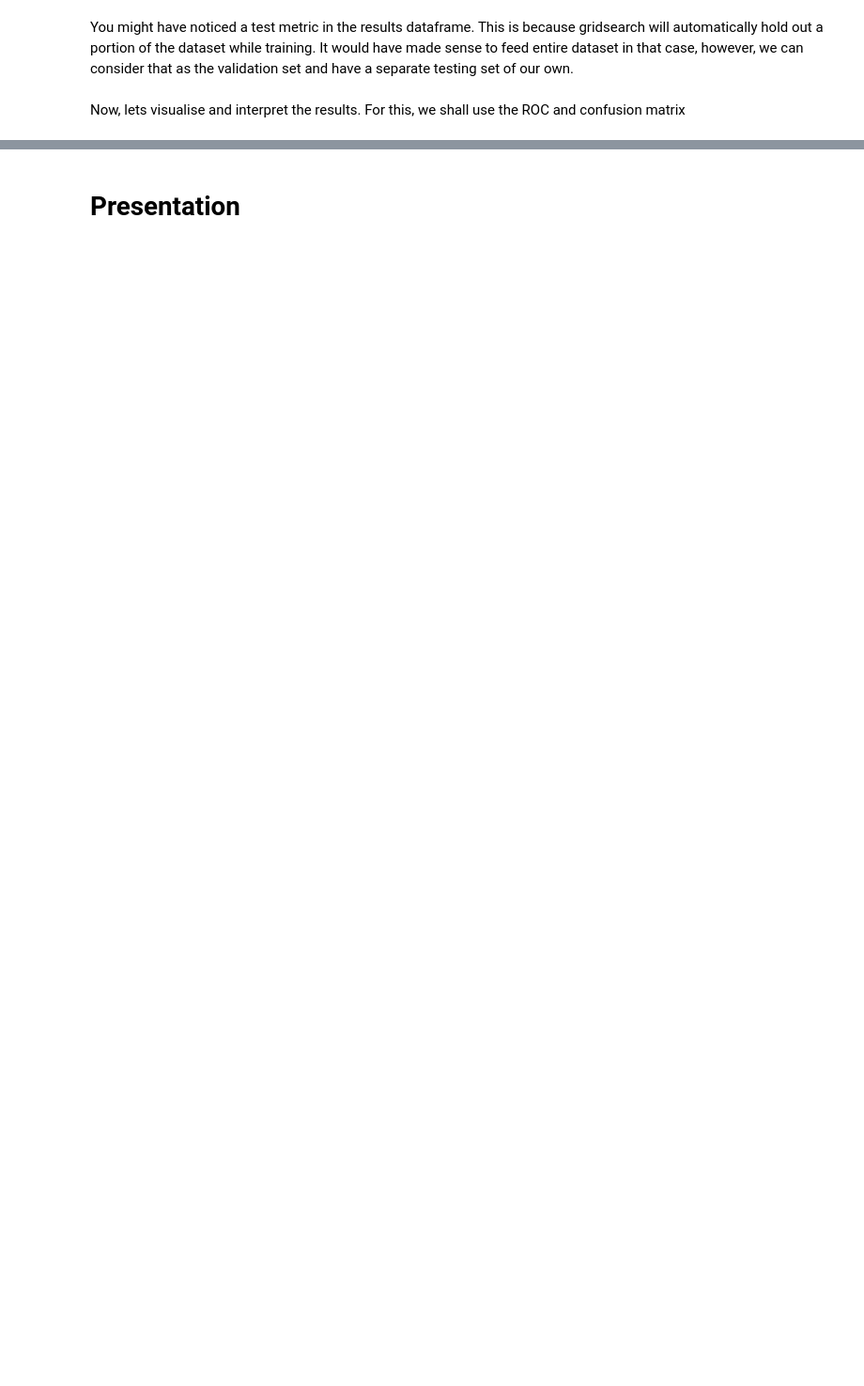
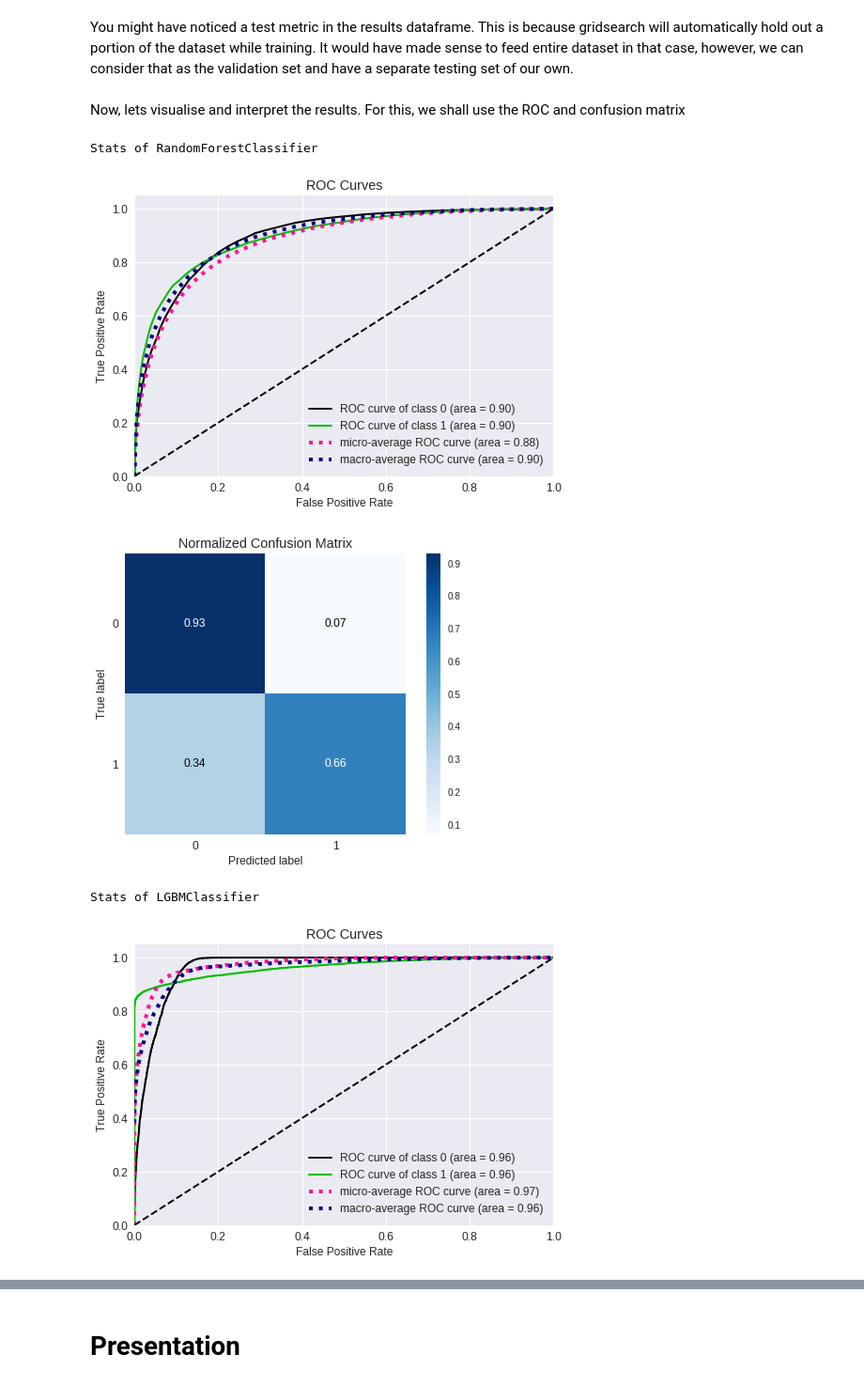
Before and after one commit to Gagan-K-Shetty/Da_project, a Jupyter notebook: Hospital_readmission.ipynb, the cells around one changed output, grey strips where cells are left out. Shown at 94% size. Drawn from its saved outputs; the diff is of its cells as text; code cells hidden in the pictures; blank space fills up the shorter version.

```diff
--- a/Hospital_readmission.ipynb
+++ b/Hospital_readmission.ipynb
@@ -3196,9 +3184,12 @@ class EstimatorSelectionHelper:
     def score_summary(self, sort_by='mean_score'):
         df = {}
         for key in self.keys:
-            #print(self.grid_searches[key].cv_results_)
-            df[key] = pd.DataFrame(self.grid_searches[key].cv_results_)
-
+            try:
+                #print(self.grid_searches[key].cv_results_)
+                df[key] = pd.DataFrame(self.grid_searches[key].cv_results_)
+                df[key]['Name'] = key
+            except :
+                print(key,'not found')
         return df
 # %% [markdown]
 Since we are particularly worried about the imbalanced dataset, we shall use the f1 score metric instead of accuracy.
@@ -3254,5 +3196,4 @@ dill.load_session(output_file)
 # %%
 pipeline_models = {x:create_pipe_model(y) for x,y in models.items()} #creating a pipeline for all those models
 helper = EstimatorSelectionHelper(pipeline_models, param_choices)
-helper.fit(X_train_res,y_train_res,n_jobs=-1,scoring='f1',verbose=20,cv=3)
-results = helper.score_summary()
+#helper.fit(X_train_res,y_train_res,n_jobs=-1,scoring='f1',verbose=20,cv=3)
@@ -3263,0 +3202,21 @@ Fitting 3 folds for each of 100 candidates, totalling 300 fits
+# %%
+folder_id = '1e0nuhfG0R1RYxuaA0W9t7pf_SLCDBgMS'
+listed = drive.ListFile({'q': "title contains '.pkl' and '"+folder_id+"' in parents"}).GetList()
+files = []
+for file in listed:
+  #print('title {}, id {}'.format(file['title'], file['id']))
+  files.append({'title' : file['title'], 'id' : file['id']})
+download_path = os.path.expanduser('~/data')
+try:
+  os.makedirs(download_path)
+except :
+  pass
+charlson = {}
+for x in files:
+  output_file = os.path.join(download_path, x['title'])
+  temp_file = drive.CreateFile({'id': x['id']})
+  temp_file.GetContentFile(output_file)
+  temp_model = joblib.load(output_file)
+  #print(data)
+  helper.grid_searches[x['title'][:-4]] = temp_model
+print("Models loaded are",", ".join(helper.grid_searches.keys()))
@@ -3317,11 +3251,18 @@ def show_roc_cm(clf,X_test,y_test,verbose=True,clf_name=None):
     if clf_name:
         print("Stats of",clf_name)
     skplt.metrics.plot_roc(list(y_test),list(clf.predict_proba(X_test)))
+    skplt.metrics.plot_confusion_matrix(list(y_test),list(clf.predict(X_test)),normalize=True)
     cm = pandas_ml.ConfusionMatrix(list(y_test),list(clf.predict(X_test)))
-    cm.plot()
+    #cm.plot()
     if verbose:
         cm.print_stats()
     plt.show()
 # %%
 for x,y in helper.grid_searches.items():
-    show_roc_cm(y,X_test=X_test_res,y_test=y_test_res,clf_name=x)
+    show_roc_cm(y,X_test=X_test_res,y_test=y_test_res,clf_name=x,verbose=False)
+# %% [output]
+Stats of RandomForestClassifier
+[figure, added]
+[figure, added]
+Stats of LGBMClassifier
+[figure, added]
```
Also changed, not shown: parts of 12 cells of this notebook.
